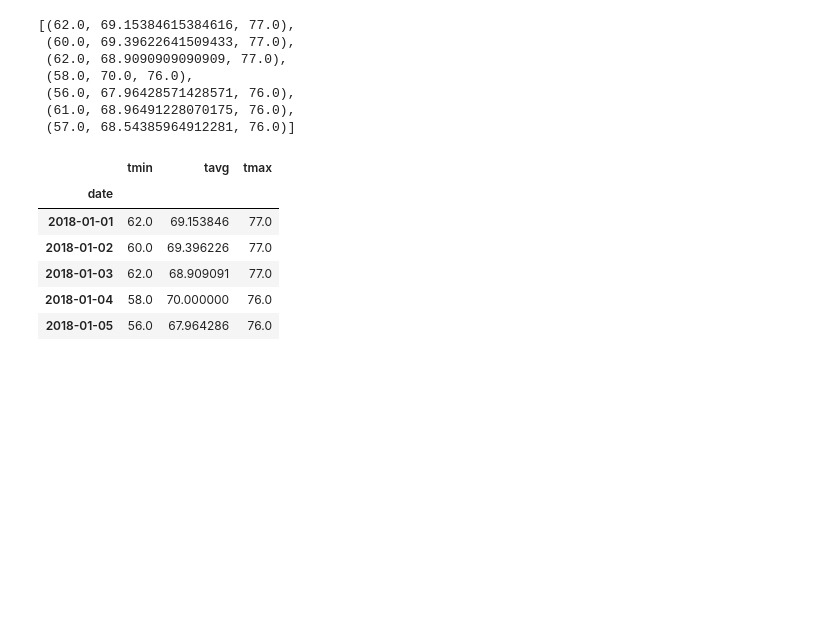
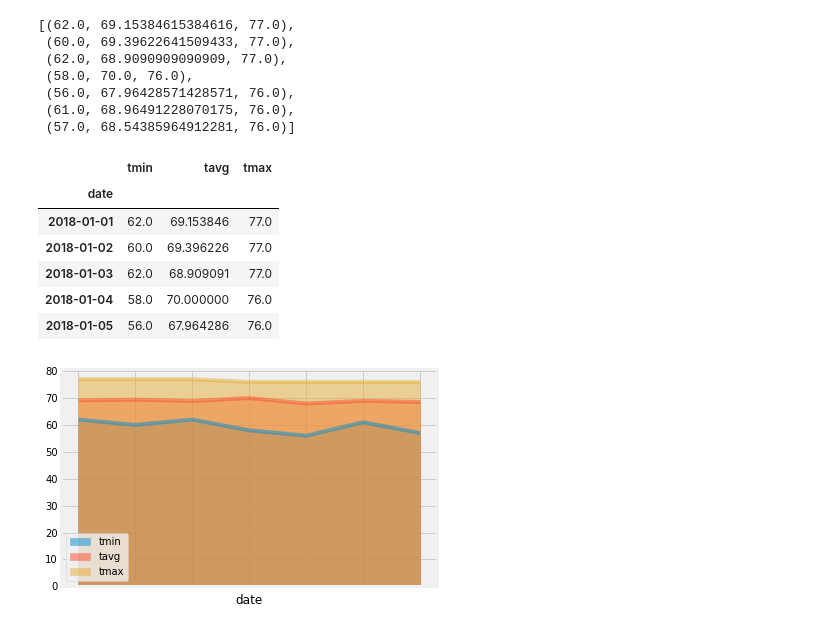
Before and after one commit to Gan001/dataviz-homework, a Jupyter notebook: Module-10/climate_starter.ipynb, the cells around one changed output. Saved outputs shown, nothing was run; the diff lists cells and outputs as text; code cells hidden in the pictures; blank space fills up the shorter version.

```diff
--- a/Module-10/climate_starter.ipynb
+++ b/Module-10/climate_starter.ipynb
@@ -265,12 +295,30 @@ daily_normals("01-01")
 # push each tuple of calculations into a list called `normals`
 
 # Set the start and end date of the trip
+date_range = session.query(Measurement.date).filter(Measurement.date >= '2017-01-01').filter(Measurement.date <= '2017-01-07').group_by(Measurement.date).all()
 
 # Use the start and end date to create a range of dates
+convert_list =[]
+adjust_dates = []
+for i in range(len(date_range)):
+    convert_list.append(date_range[i][0])
+    adjust_dates.append(convert_list[i].replace('2017','2018'))
 
 # Stip off the year and save a list of %m-%d strings
+dates =[]
+for i in range(len(convert_list)):
+    strip_list = convert_list[i].split('2017-')
+    dates.append(strip_list.pop())
 
 # Loop through the list of %m-%d strings and calculate the normals for each date
+normals = []
+for date in dates:
+    normals.append(daily_normals(date))
+
+adjust_normals =[]
+for i in range(len(normals)):
+    adjust_normals.append(normals[i][0])
+adjust_normals
 # %% [output]
 [(62.0, 69.15384615384616, 77.0),
  (60.0, 69.39622641509433, 77.0),
@@ -282,5 +354,9 @@ daily_normals("01-01")
 # %%
 # Load the previous query results into a Pandas DataFrame and add the `trip_dates` range as the `date` index
+daily_df = pd.DataFrame(adjust_normals, columns = ['tmin','tavg','tmax'])
+daily_df['date'] = adjust_dates
+daily_df.set_index('date',inplace=True)
+daily_df.head()
 # %% [output]
 |  | tmin | tavg | tmax |
 | date |  |  |  |
@@ -289,6 +365,11 @@ daily_normals("01-01")
 | 2018-01-03 | 62.0 | 68.909091 | 77.0 |
 | 2018-01-04 | 58.0 | 70.000000 | 76.0 |
 | 2018-01-05 | 56.0 | 67.964286 | 76.0 |
+# %%
+daily_df.plot.area(stacked=False)
+plt.show()
+# %% [output]
+[figure, added]
 # %%
 # Plot the daily normals as an area plot with `stacked=False`
 # %% [output]
```
Also changed, not shown: parts of 4 cells of this notebook.
